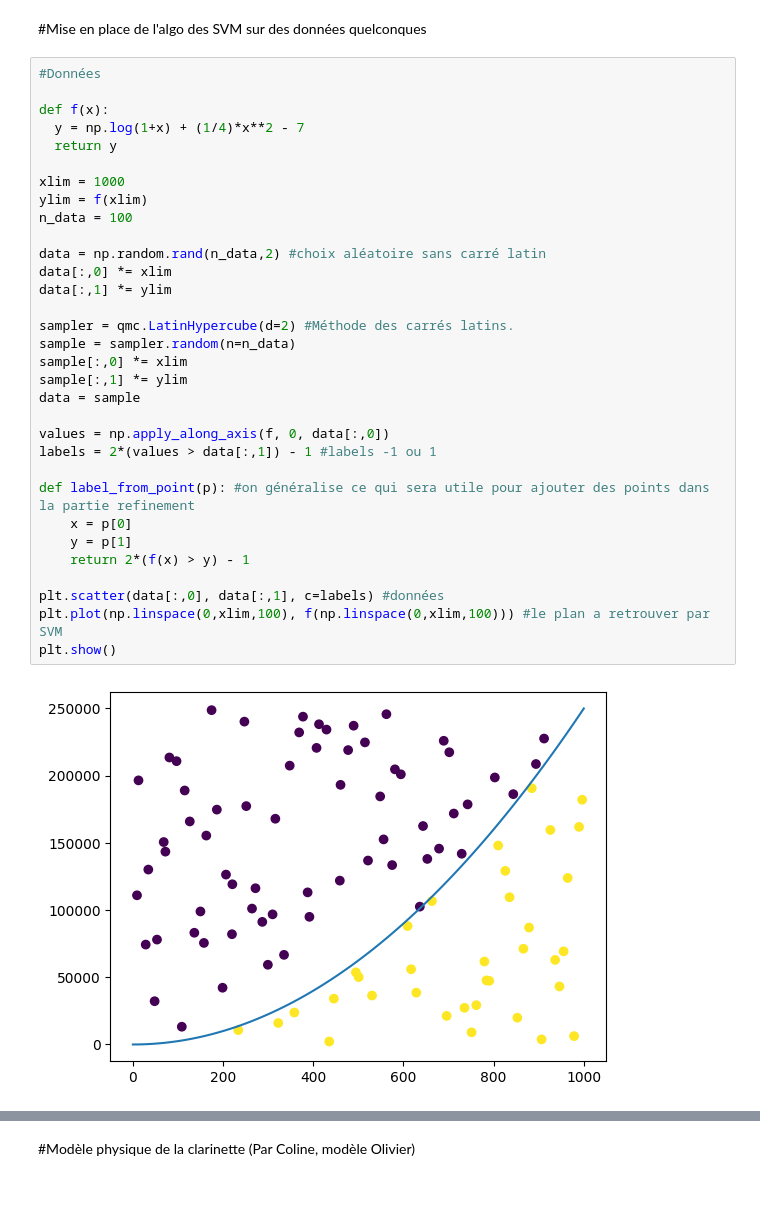
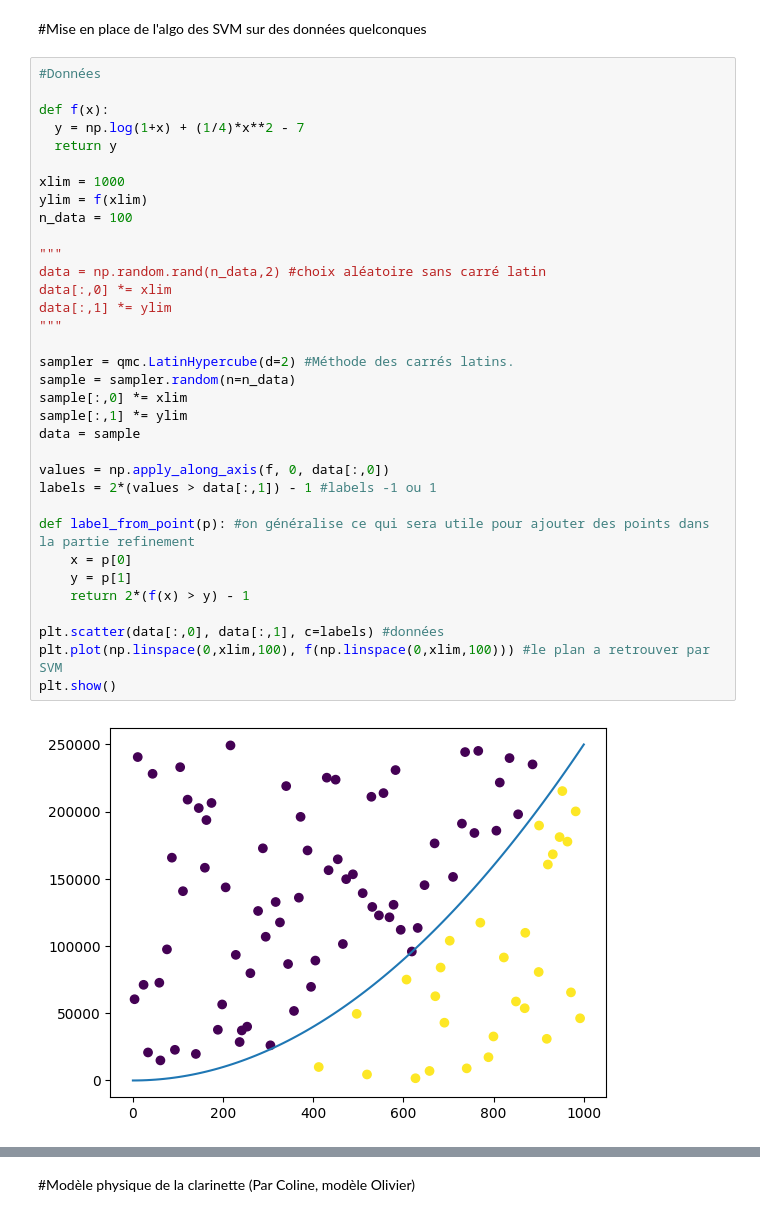
Before and after one commit to BaptisteHi/PAM-Virtual-Instrument, a Jupyter notebook: SVM_algo.ipynb, the cells around one changed output, grey strips where cells are left out. Saved outputs shown, nothing was run; the diff lists cells and outputs as text.

```diff
--- a/SVM_algo.ipynb
+++ b/SVM_algo.ipynb
@@ -12,33 +16,35 @@ from scipy.stats import qmc
 def f(x):
   y = np.log(1+x) + (1/4)*x**2 - 7
   return y
 
 xlim = 1000
 ylim = f(xlim)
 n_data = 100
 
+"""
 data = np.random.rand(n_data,2) #choix aléatoire sans carré latin
 data[:,0] *= xlim
 data[:,1] *= ylim
+"""
 
 sampler = qmc.LatinHypercube(d=2) #Méthode des carrés latins.
 sample = sampler.random(n=n_data)
 sample[:,0] *= xlim
 sample[:,1] *= ylim
 data = sample
 
 values = np.apply_along_axis(f, 0, data[:,0])
 labels = 2*(values > data[:,1]) - 1 #labels -1 ou 1
 
 def label_from_point(p): #on généralise ce qui sera utile pour ajouter des points dans la partie refinement
     x = p[0]
     y = p[1]
     return 2*(f(x) > y) - 1
 
 plt.scatter(data[:,0], data[:,1], c=labels) #données
 plt.plot(np.linspace(0,xlim,100), f(np.linspace(0,xlim,100))) #le plan a retrouver par SVM
 plt.show()
 # %% [output]
-[figure, old version]
+[figure, new version]
 # %%
 #training
```
Also changed, not shown: parts of 12 cells of this notebook.
